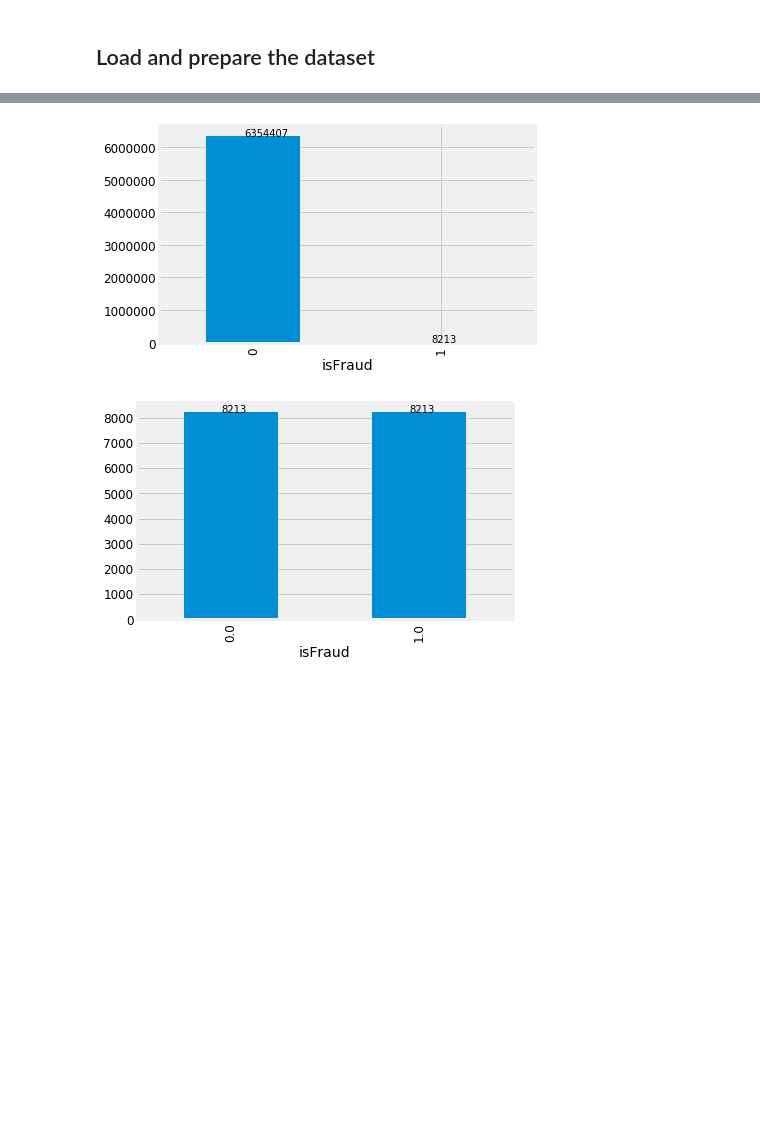
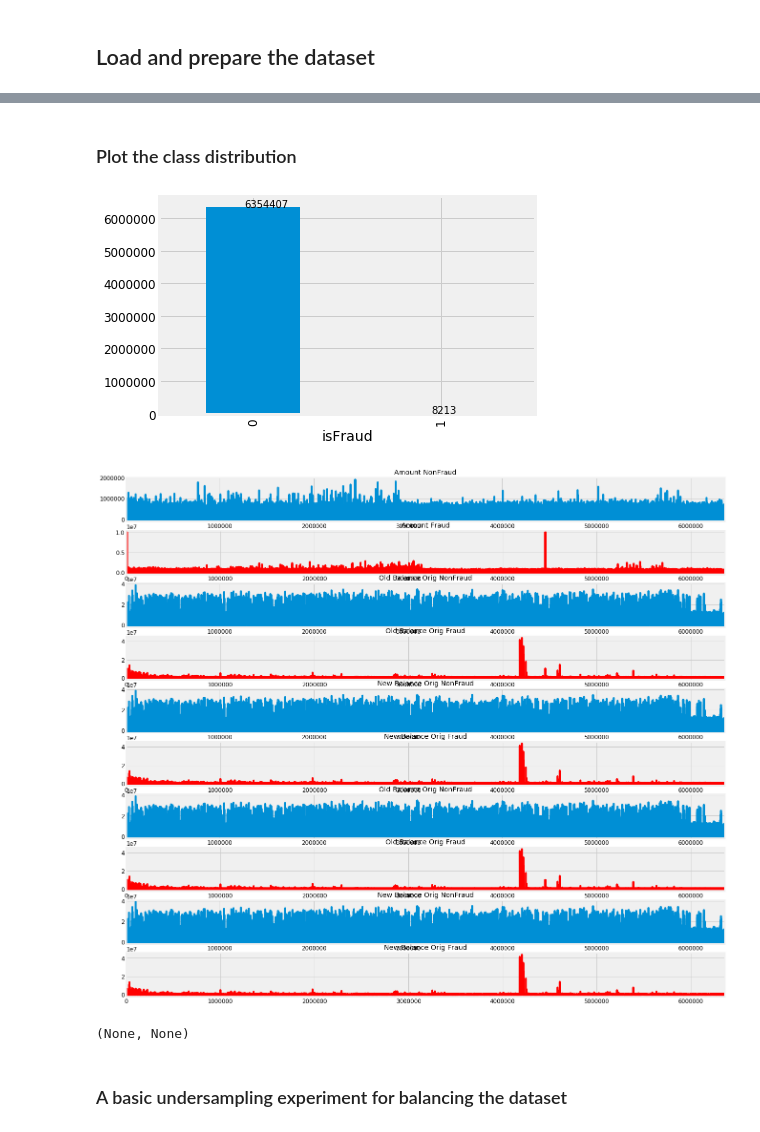
Before and after one commit to samir-souza/laboratory, a Jupyter notebook: 07_FraudDetection/Credit card transaction - Fraud Detection (SageMaker).ipynb, the cells around one changed output, grey strips where cells are left out. Cells and saved outputs as stored; diff of their text form; code cells hidden in the pictures; blank space fills up the shorter version.

Commit message:
- New experiments with the data and new analysis with XGBoost

```diff
--- a/07_FraudDetection/Credit card transaction - Fraud Detection (SageMaker).ipynb
+++ b/07_FraudDetection/Credit card transaction - Fraud Detection (SageMaker).ipynb
@@ -148,10 +232,10 @@ df['type_id'] = df["type"].cat.codes
+# %% [markdown]
+### Plot the class distribution
 # %%
-plot_classes(df)
+plot_classes(df),plot_money(df)
 # %% [output]
 [figure]
+[figure, added]
+(None, None)
-# %%
-df_ = df.drop(['step', 'type', 'nameOrig', 'nameDest'], axis=1)
-df_ = undersample(df_)
-plot_classes(df_)
-# %% [output]
-[figure, removed]
+# %% [markdown]
+### A basic undersampling experiment for balancing the dataset
```
Also changed, not shown: parts of 72 cells of this notebook.
